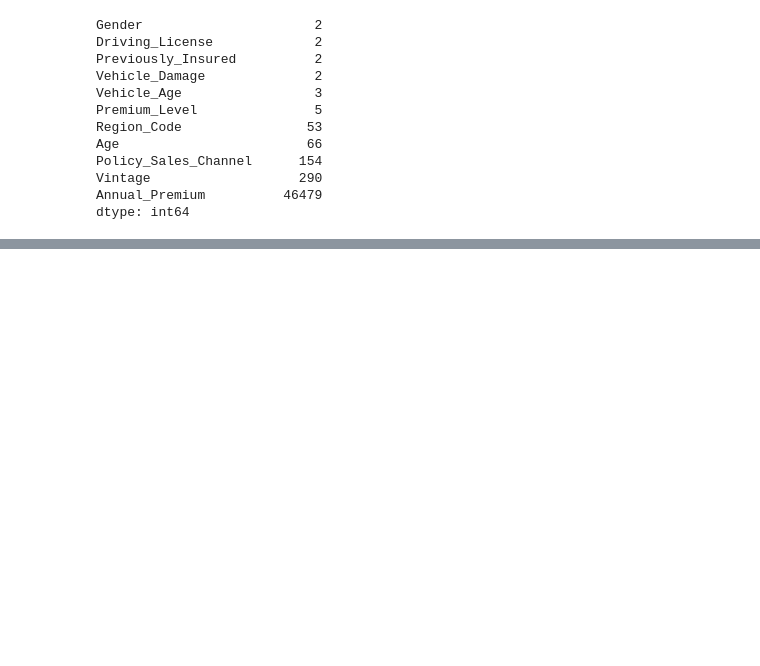
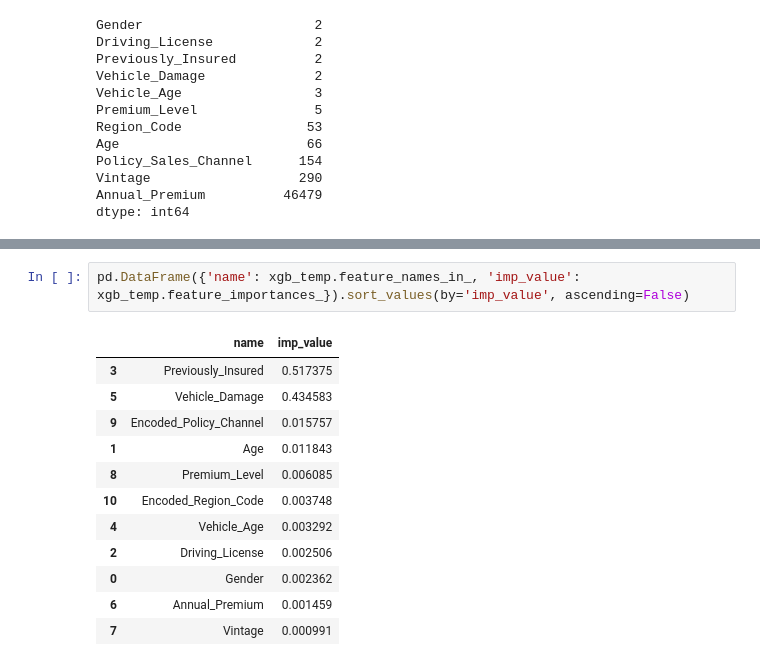
Before and after one commit to shashankgarewal/Health_Insurance_Cross_Sell_Predictor, a Jupyter notebook: notebook/modeling_2025.ipynb, the cells around one changed output, grey strips where cells are left out. Drawn from its saved outputs; the diff is of its cells as text; blank space fills up the shorter version.

```diff
--- a/notebook/modeling_2025.ipynb
+++ b/notebook/modeling_2025.ipynb
@@ -731,0 +888,15 @@ ModuleNotFoundError: No module named 'category_encoders'
+# %%
+pd.DataFrame({'name': xgb_temp.feature_names_in_, 'imp_value': xgb_temp.feature_importances_}).sort_values(by='imp_value', ascending=False)
+# %% [output]
+|  | name | imp_value |
+| 3 | Previously_Insured | 0.517375 |
+| 5 | Vehicle_Damage | 0.434583 |
+| 9 | Encoded_Policy_Channel | 0.015757 |
+| 1 | Age | 0.011843 |
+| 8 | Premium_Level | 0.006085 |
+| 10 | Encoded_Region_Code | 0.003748 |
+| 4 | Vehicle_Age | 0.003292 |
+| 2 | Driving_License | 0.002506 |
+| 0 | Gender | 0.002362 |
+| 6 | Annual_Premium | 0.001459 |
+| 7 | Vintage | 0.000991 |
```
Also changed, not shown: parts of 33 cells of this notebook.
